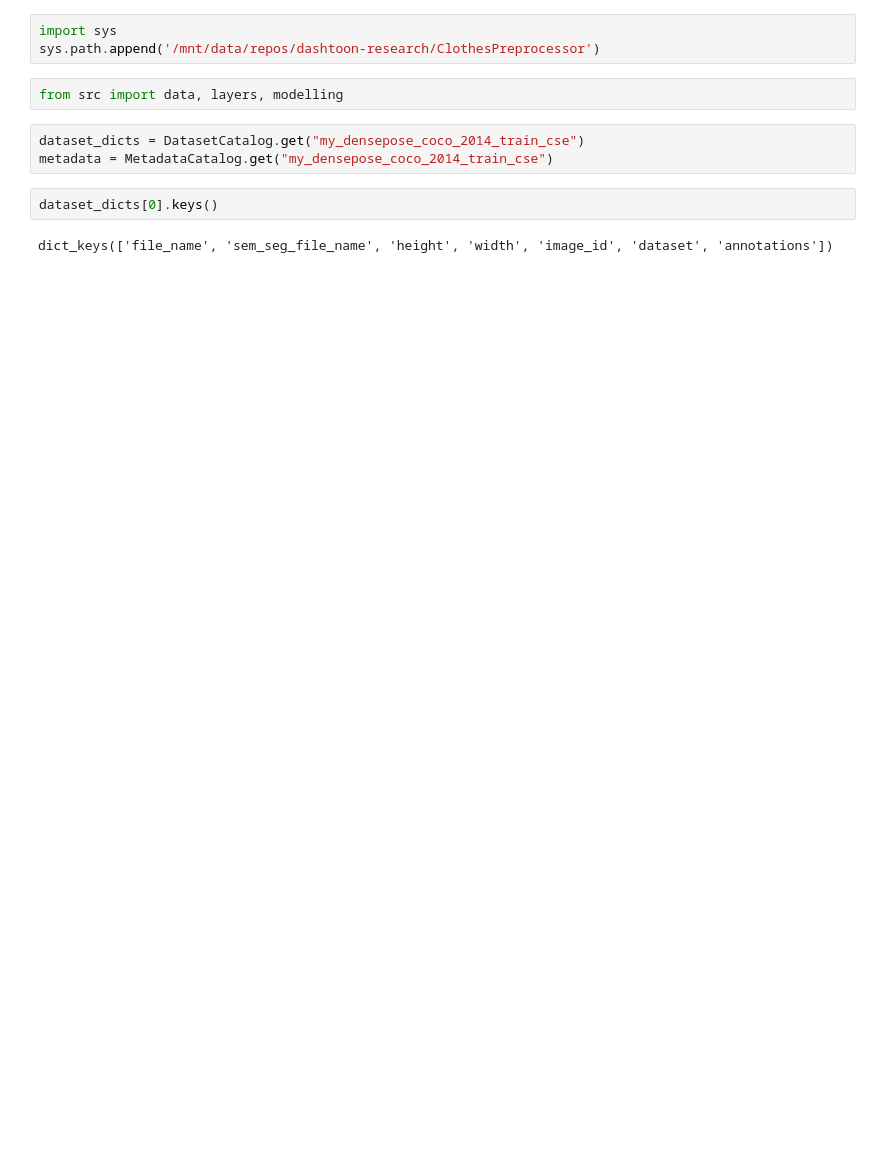
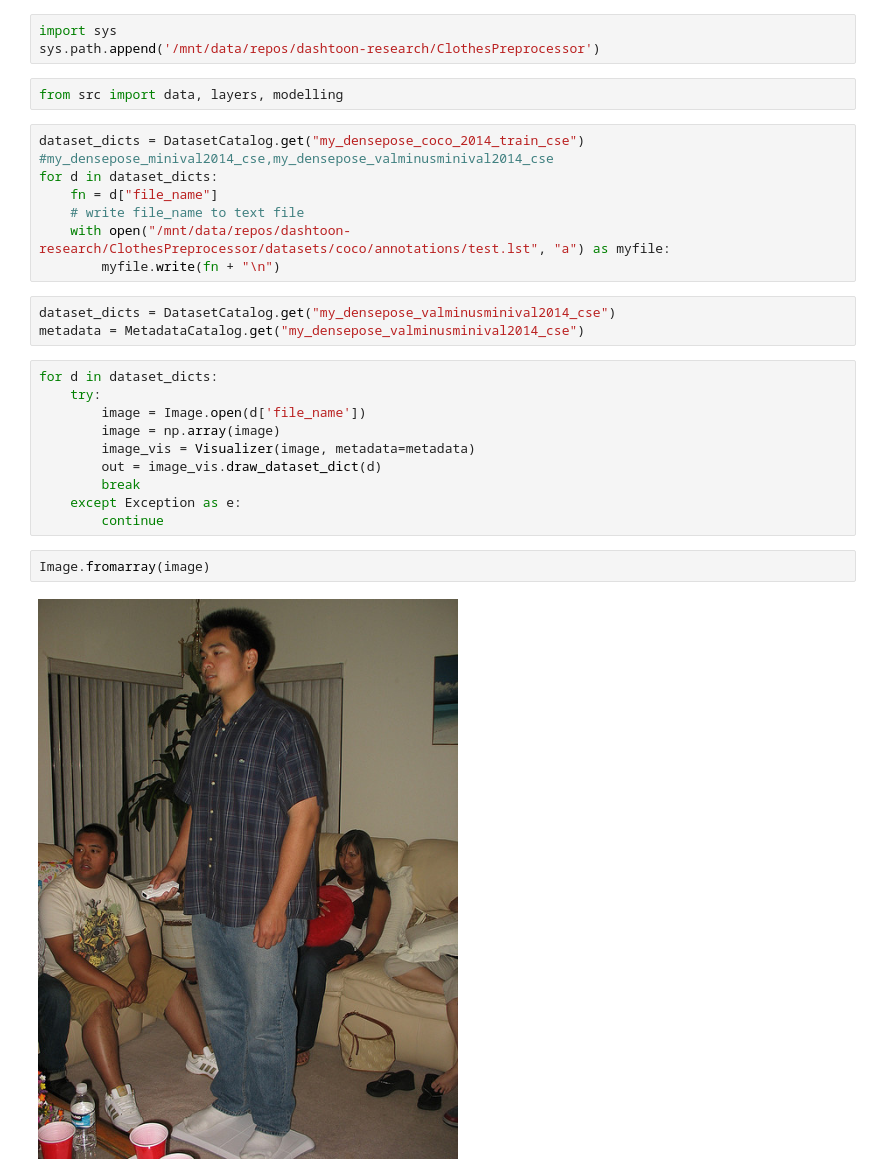
Before and after one commit to dashtoon/dashtoon-research, a Jupyter notebook: ClothesPreprocessor/notebooks/Untitled.ipynb, the cells around one changed output. Saved outputs shown, nothing was run; the diff lists cells and outputs as text; blank space fills up the shorter version.

```diff
--- a/ClothesPreprocessor/notebooks/Untitled.ipynb
+++ b/ClothesPreprocessor/notebooks/Untitled.ipynb
@@ -25,10 +50,27 @@ import sys
 sys.path.append('/mnt/data/repos/dashtoon-research/ClothesPreprocessor')
 # %%
 from src import data, layers, modelling
+# %%
+dataset_dicts = DatasetCatalog.get("my_densepose_coco_2014_train_cse") #my_densepose_minival2014_cse,my_densepose_valminusminival2014_cse
+for d in dataset_dicts:
+    fn = d["file_name"]
+    # write file_name to text file
+    with open("/mnt/data/repos/dashtoon-research/ClothesPreprocessor/datasets/coco/annotations/test.lst", "a") as myfile:
+        myfile.write(fn + "\n")
 # %%
-dataset_dicts = DatasetCatalog.get("my_densepose_coco_2014_train_cse")
-metadata = MetadataCatalog.get("my_densepose_coco_2014_train_cse")
+dataset_dicts = DatasetCatalog.get("my_densepose_valminusminival2014_cse")
+metadata = MetadataCatalog.get("my_densepose_valminusminival2014_cse")
 # %%
-dataset_dicts[0].keys()
+for d in dataset_dicts:
+    try:
+        image = Image.open(d['file_name'])
+        image = np.array(image)
+        image_vis = Visualizer(image, metadata=metadata)
+        out = image_vis.draw_dataset_dict(d)
+        break
+    except Exception as e:
+        continue
-# %% [output]
-dict_keys(['file_name', 'sem_seg_file_name', 'height', 'width', 'image_id', 'dataset', 'annotations'])
+# %%
+Image.fromarray(image)
+# %% [output]
+[figure, added]
```
Also changed, not shown: parts of 12 cells of this notebook, 17 other files.
